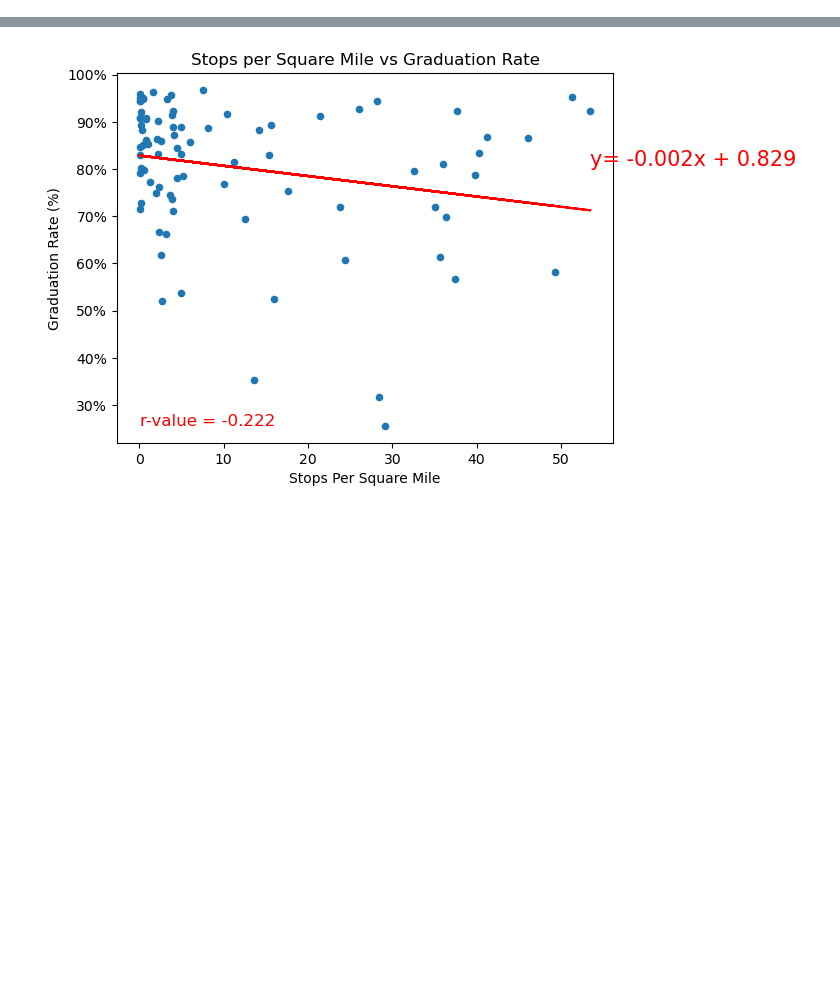
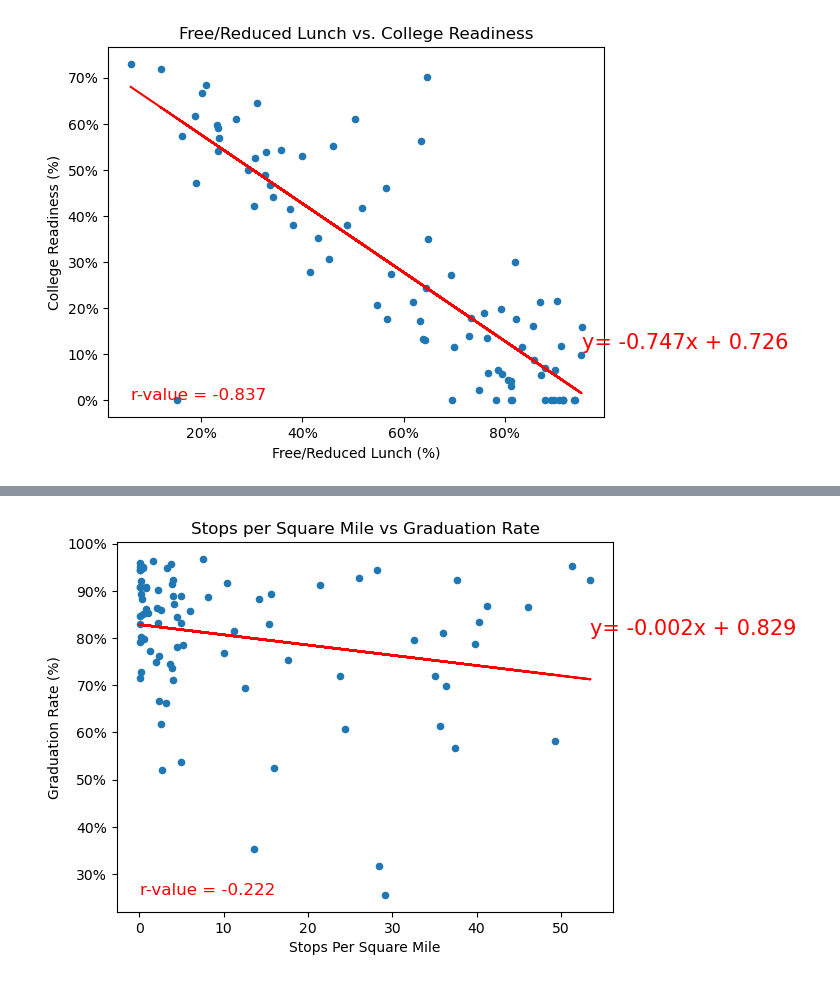
Before and after one commit to HLee12000/UpennDataProject1, a Jupyter notebook: DataAnalysis.ipynb, the cells around one changed output, grey strips where cells are left out. Cells and saved outputs as stored; diff of their text form; code cells hidden in the pictures; blank space fills up the shorter version.

Commit message:
new scatter

```diff
--- a/DataAnalysis.ipynb
+++ b/DataAnalysis.ipynb
@@ -63,3 +60,18 @@ map_plot = final_df.hvplot.points("Longitude",
 map_plot
 # %% [output]
 [interactive output not drawn]
+# %%
+#Free/Reduced Lunch vs. College Readiness Scatter
+freereduced_grad = final_df.plot(kind="scatter", x="Free/Reduced Lunch (%)", y="College Readiness (%)", grid=False,
+              xlabel="Free/Reduced Lunch (%)",
+              ylabel="College Readiness (%)",
+              title="Free/Reduced Lunch vs. College Readiness")
+freereduced_grad.xaxis.set_major_formatter(mpl.ticker.PercentFormatter(1.0, decimals=0))
+freereduced_grad.yaxis.set_major_formatter(mpl.ticker.PercentFormatter(1.0, decimals=0))
+
+x_values = final_df["Free/Reduced Lunch (%)"]
+y_values = final_df["College Readiness (%)"]
+linear_regression(x_values, y_values)
+plt.show()
+# %% [output]
+[figure, added]
```
Also changed, not shown: parts of 3 cells of this notebook.
